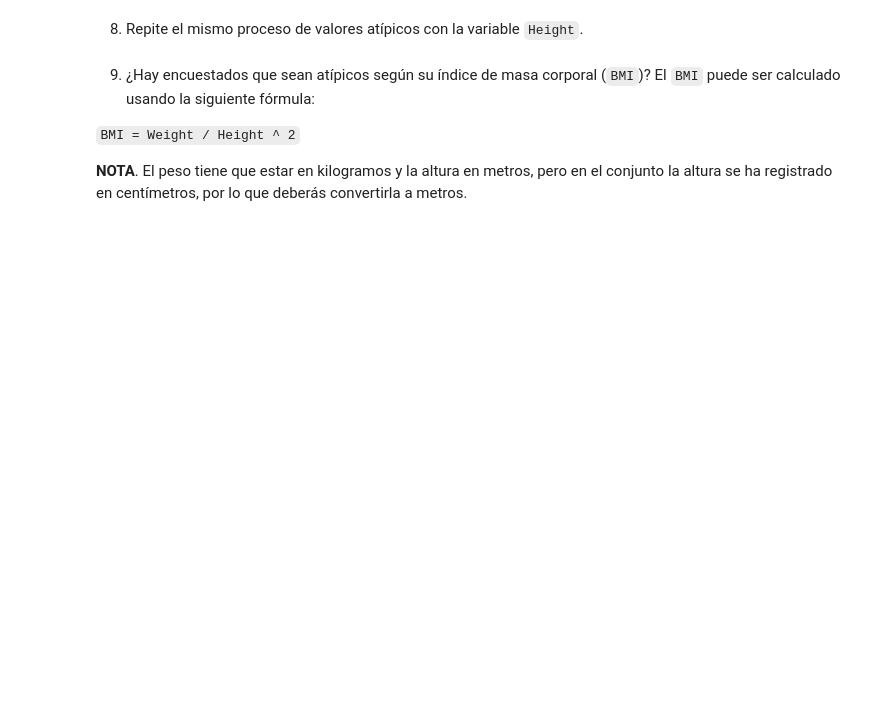
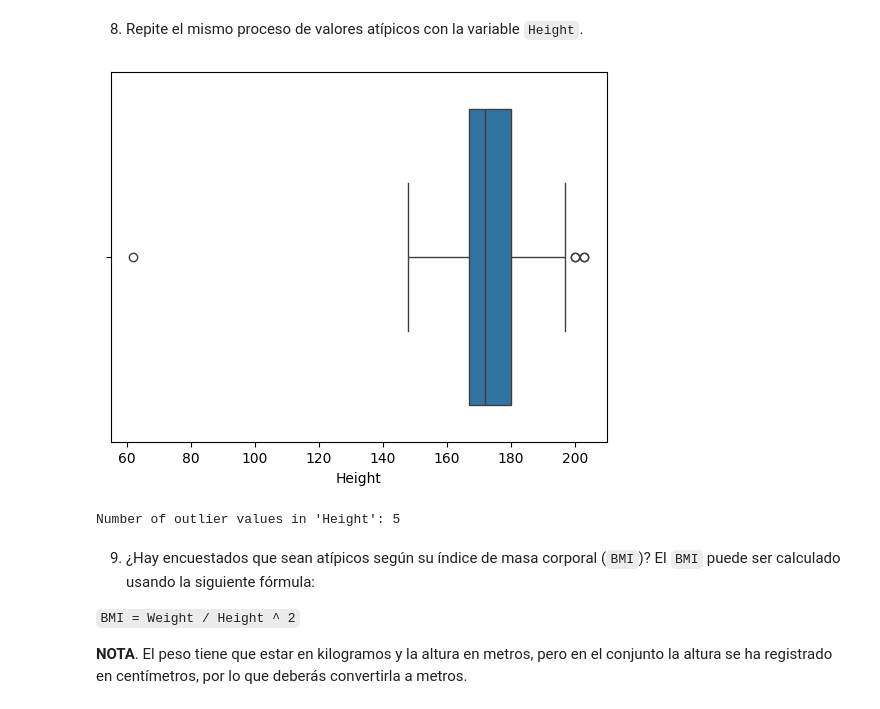
Before and after one commit to jericohd/Scrapy_NASA, a Jupyter notebook: Actividad_5_Preprocesamiento_A01795534.ipynb, the cells around one changed output. Drawn from its saved outputs; the diff is of its cells as text; code cells hidden in the pictures; blank space fills up the shorter version.

```diff
--- a/Actividad_5_Preprocesamiento_A01795534.ipynb
+++ b/Actividad_5_Preprocesamiento_A01795534.ipynb
@@ -196,5 +194,30 @@ def Diagnose_MV_Categorical(df,str_att_name,BM_MV):
 # %% [markdown]
 8. Repite el mismo proceso de valores atípicos con la variable `Height`.
+# %%
+# Create a boxplot of the 'Height' column
+sns.boxplot(x=response_df["Height"])
+plt.show()
+
+# Identify outlier values based on the interquartile range (IQR) method
+Q1 = response_df["Height"].quantile(0.25)
+Q3 = response_df["Height"].quantile(0.75)
+IQR = Q3 - Q1
+lower_bound = Q1 - 1.5 * IQR
+upper_bound = Q3 + 1.5 * IQR
+
+# Select rows with outlier values
+outlier_rows = response_df[(response_df["Height"] < lower_bound) | (response_df["Height"] > upper_bound)]
+
+# Count the number of outlier values
+outlier_count = len(outlier_rows)
+outlier_df = outlier_rows.copy()
+
+# Remove outlier rows from the original dataframe
+response_df = response_df[~((response_df["Height"] < lower_bound) | (response_df["Height"] > upper_bound))]
+print(f"Number of outlier values in 'Height': {outlier_count}")
+# %% [output]
+[figure, added]
+Number of outlier values in 'Height': 5
 # %% [markdown]
 9. ¿Hay encuestados que sean atípicos según su índice de masa corporal (`BMI`)? El `BMI` puede ser calculado usando la siguiente fórmula:
 
```
Also changed, not shown: parts of 10 cells of this notebook.
